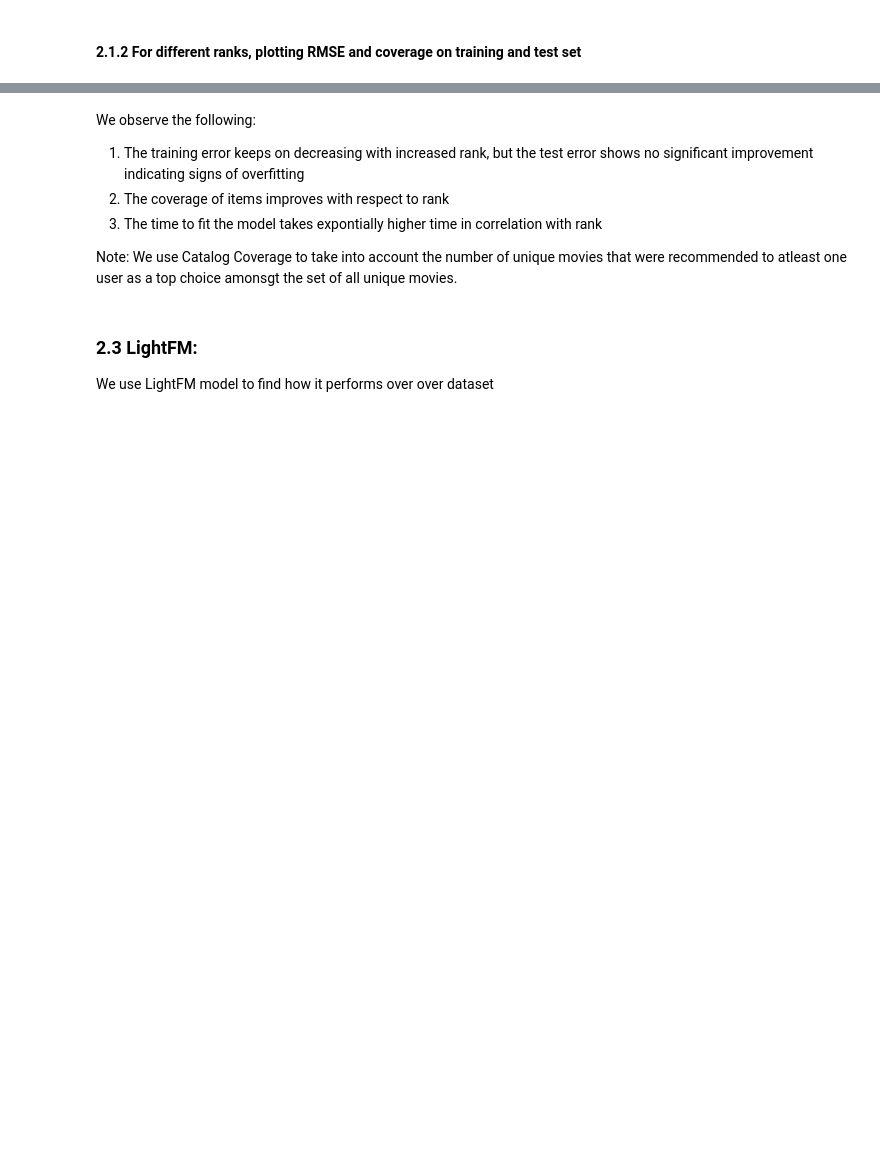
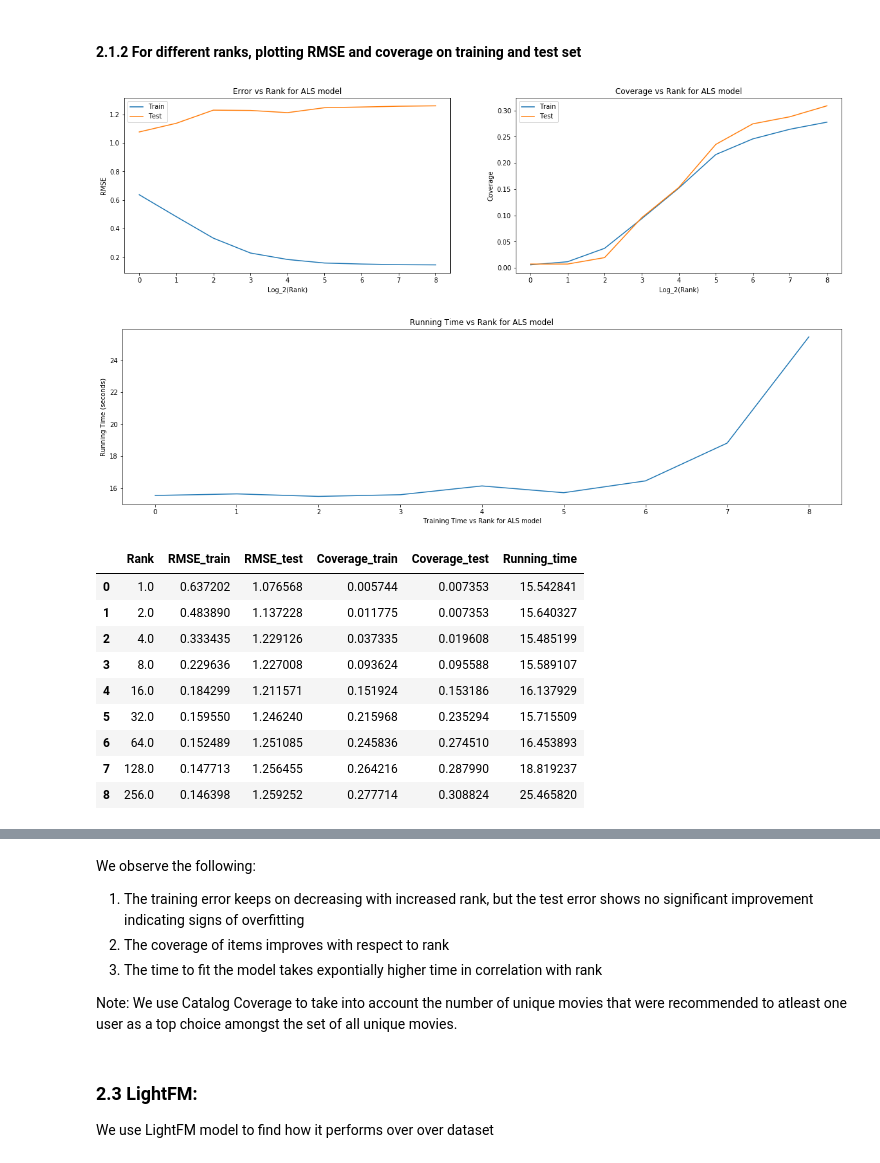
Before and after one commit to ridhi1412/personalization_1, a Jupyter notebook: Final.ipynb, the cells around one changed output, grey strips where cells are left out. Saved outputs shown, nothing was run; the diff lists cells and outputs as text; code cells hidden in the pictures; blank space fills up the shorter version.

```diff
--- a/Final.ipynb
+++ b/Final.ipynb
@@ -128,14 +134,27 @@ Wall time: 5min 55s
 # %% [markdown]
 #### 2.1.2 For different ranks, plotting RMSE and coverage on training and test set
 # %%
-%%time
+# %%time
 
-pow_two_max_rank = 8
+# pow_two_max_rank = 8
 
-ranks = [2**i for i in range(pow_two_max_rank+1)]
+# ranks = [2**i for i in range(pow_two_max_rank+1)]
 
-report_df = get_best_rank(ratings_spark_df, ranks=ranks)
+# report_df = get_best_rank(ratings_spark_df, ranks=ranks)
 
-plot_performance_als(report_df)
-display(report_df)
-print('\n')
+# plot_performance_als(report_df)
+# display(report_df)
+# print('\n')
+# %% [output]
+[figure, added]
+[figure, added]
+|  | Rank | RMSE_train | RMSE_test | Coverage_train | Coverage_test | Running_time |
+| 0 | 1.0 | 0.637202 | 1.076568 | 0.005744 | 0.007353 | 15.542841 |
+| 1 | 2.0 | 0.483890 | 1.137228 | 0.011775 | 0.007353 | 15.640327 |
+| 2 | 4.0 | 0.333435 | 1.229126 | 0.037335 | 0.019608 | 15.485199 |
+| 3 | 8.0 | 0.229636 | 1.227008 | 0.093624 | 0.095588 | 15.589107 |
+| 4 | 16.0 | 0.184299 | 1.211571 | 0.151924 | 0.153186 | 16.137929 |
+| 5 | 32.0 | 0.159550 | 1.246240 | 0.215968 | 0.235294 | 15.715509 |
+| 6 | 64.0 | 0.152489 | 1.251085 | 0.245836 | 0.274510 | 16.453893 |
+| 7 | 128.0 | 0.147713 | 1.256455 | 0.264216 | 0.287990 | 18.819237 |
+| 8 | 256.0 | 0.146398 | 1.259252 | 0.277714 | 0.308824 | 25.465820 |
@@ -145,4 +165,4 @@ We observe the following:
 2. The coverage of items improves with respect to rank
 3. The time to fit the model takes expontially higher time in correlation with rank
 
-Note: We use Catalog Coverage to take into account the number of unique movies that were recommended to atleast one user as a top choice amonsgt the set of all unique movies.
+Note: We use Catalog Coverage to take into account the number of unique movies that were recommended to atleast one user as a top choice amongst the set of all unique movies.
```
Also changed, not shown: parts of 9 cells of this notebook, 2 other files.
